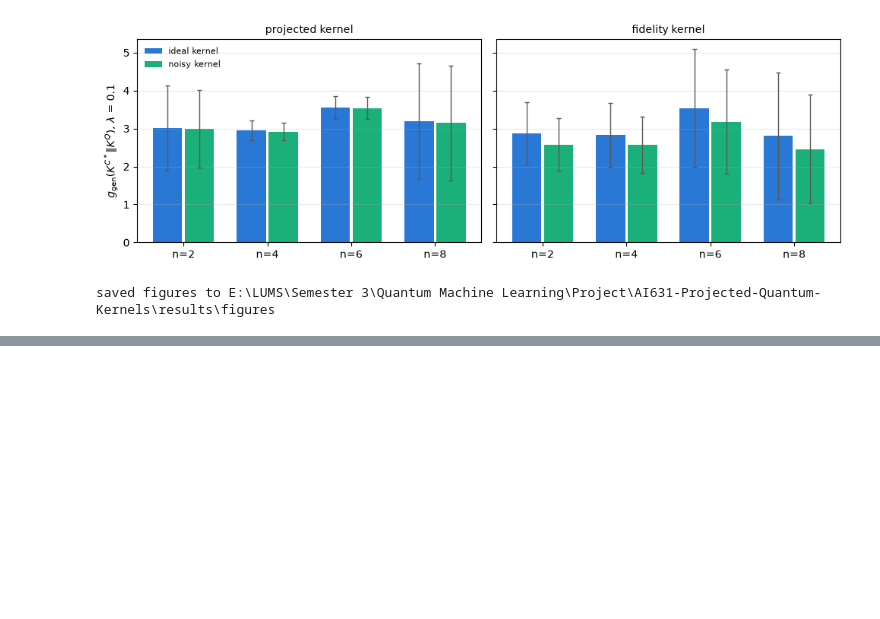
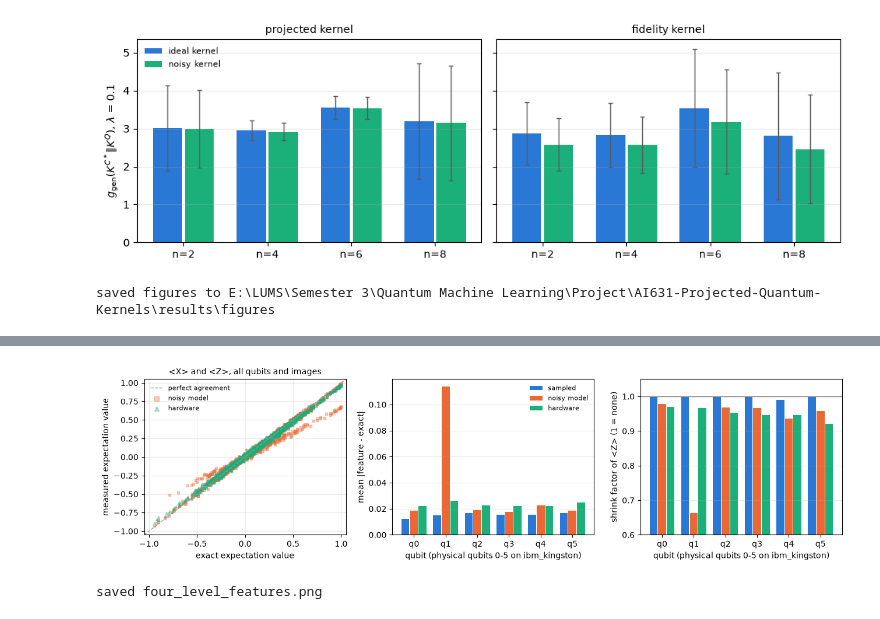
Before and after one commit to ifarrukhshahzad/AI631-Projected-Quantum-Kernels, a Jupyter notebook: notebooks/06_noise_and_shots.ipynb, the cells around one changed output, grey strips where cells are left out. Drawn from its saved outputs; the diff is of its cells as text; code cells hidden in the pictures; blank space fills up the shorter version.

Commit message:
Four-level comparison: exact, sampled, noisy model, real ibm_kingston

```diff
--- a/notebooks/06_noise_and_shots.ipynb
+++ b/notebooks/06_noise_and_shots.ipynb
@@ -243,0 +316,36 @@ saved figures to E:\LUMS\Semester 3\Quantum Machine Learning\Project\AI631-Proje
+# %%
+LV = [("sampled", "#2a78d6", "o"), ("noisy model", "#eb6834", "s"), ("hardware", "#1baf7a", "^")]
+fig, axes = plt.subplots(1, 3, figsize=(13, 3.6))
+
+ax = axes[0]                                   # all <Z> and <X> values: level vs exact
+lim = [-1.05, 1.05]
+ax.plot(lim, lim, color="0.6", linewidth=1, linestyle="--", label="perfect agreement")
+for name, c, mk in LV[1:]:
+    ax.scatter(Fe[..., [0, 2]].ravel(), F4[name][..., [0, 2]].ravel(), s=8, alpha=0.35,
+               color=c, marker=mk, label=name)
+ax.set_xlim(lim); ax.set_ylim(lim)
+ax.set_xlabel("exact expectation value")
+ax.set_ylabel("measured expectation value")
+ax.set_title("<X> and <Z>, all qubits and images", fontsize=10)
+ax.legend(frameon=False, fontsize=8, markerscale=2)
+ax.grid(alpha=0.25)
+
+x, w = np.arange(N_HW), 0.27
+for ax, key, ylab in [(axes[1], "err_q", "mean |feature - exact|"),
+                      (axes[2], "shrink_Z", "shrink factor of <Z> (1 = none)")]:
+    for i, (name, c, mk) in enumerate(LV):
+        ax.bar(x + (i - 1) * w, rows[name][key], w * 0.92, color=c, label=name)
+    ax.set_xticks(x, [f"q{k}" for k in range(N_HW)])
+    ax.set_xlabel("qubit (physical qubits 0-5 on ibm_kingston)")
+    ax.set_ylabel(ylab)
+    ax.grid(axis="y", alpha=0.25)
+axes[2].axhline(1, color="0.5", linewidth=1)
+axes[2].set_ylim(0.6, 1.05)
+axes[1].legend(frameon=False, fontsize=8)
+fig.tight_layout()
+fig.savefig(RESULTS / "figures" / "four_level_features.png", dpi=200)
+plt.show()
+print("saved four_level_features.png")
+# %% [output]
+[figure, added]
+saved four_level_features.png
```
Also changed, not shown: parts of 2 cells of this notebook, 2 other files.
